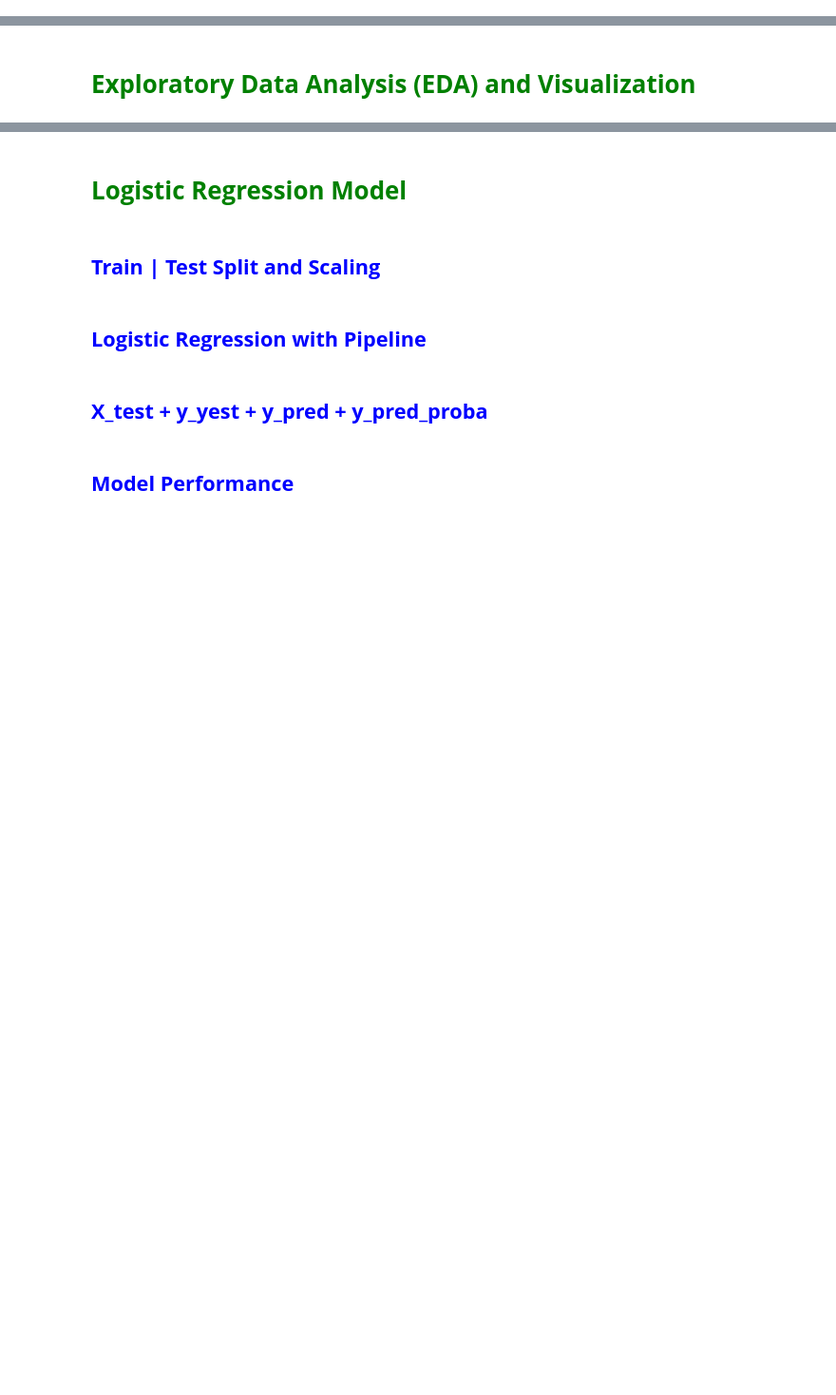
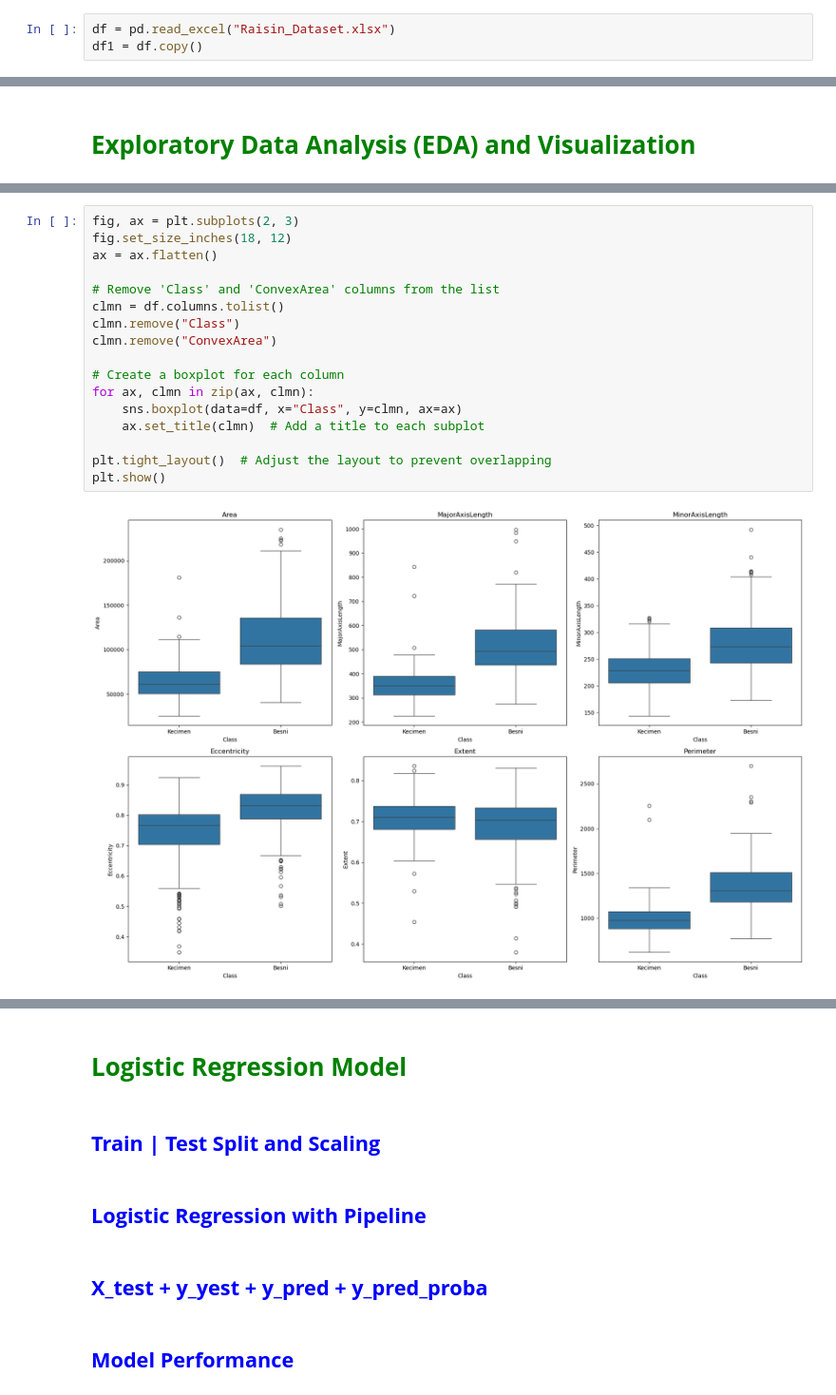
Before and after one commit to fatihhyavuz/Machine-Learning, a Jupyter notebook: ML-Projects/Logistic Regression project1/Logistic Regression Project (Raisin_Class_Prediction) 29.11.24.ipynb, the cells around one changed output, grey strips where cells are left out. Shown at 95% size. Cells and saved outputs as stored; diff of their text form; blank space fills up the shorter version.

```diff
--- a/ML-Projects/Logistic Regression project1/Logistic Regression Project (Raisin_Class_Prediction) 29.11.24.ipynb
+++ b/ML-Projects/Logistic Regression project1/Logistic Regression Project (Raisin_Class_Prediction) 29.11.24.ipynb
@@ -9,0 +15,3 @@ https://www.researchgate.net/publication/347934123_Classification_of_Raisin_Grai
+# %%
+df = pd.read_excel("Raisin_Dataset.xlsx")
+df1 = df.copy()
@@ -11,0 +120,19 @@ https://www.researchgate.net/publication/347934123_Classification_of_Raisin_Grai
+# %%
+fig, ax = plt.subplots(2, 3)
+fig.set_size_inches(18, 12)
+ax = ax.flatten()
+
+# Remove 'Class' and 'ConvexArea' columns from the list
+clmn = df.columns.tolist()
+clmn.remove("Class")
+clmn.remove("ConvexArea")
+
+# Create a boxplot for each column
+for ax, clmn in zip(ax, clmn):
+    sns.boxplot(data=df, x="Class", y=clmn, ax=ax)
+    ax.set_title(clmn)  # Add a title to each subplot
+
+plt.tight_layout()  # Adjust the layout to prevent overlapping
+plt.show()
+# %% [output]
+[figure, added]
```
Also changed, not shown: parts of 15 cells of this notebook, 2 other files.
